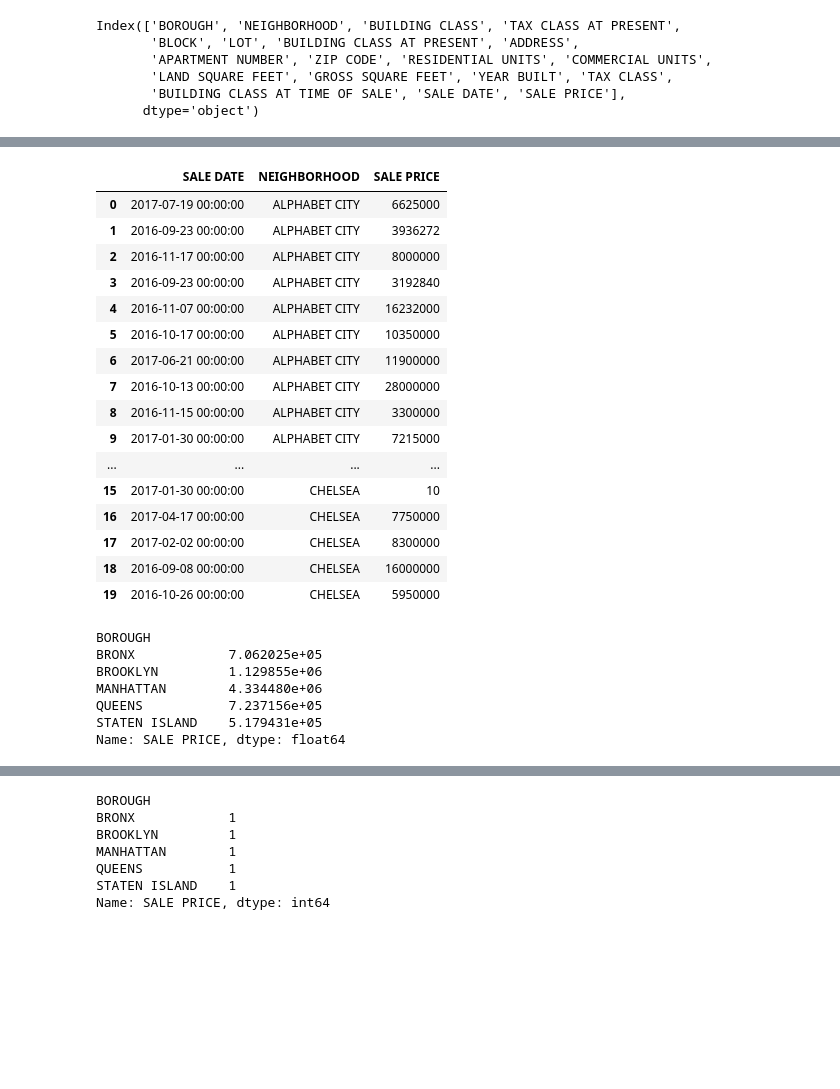
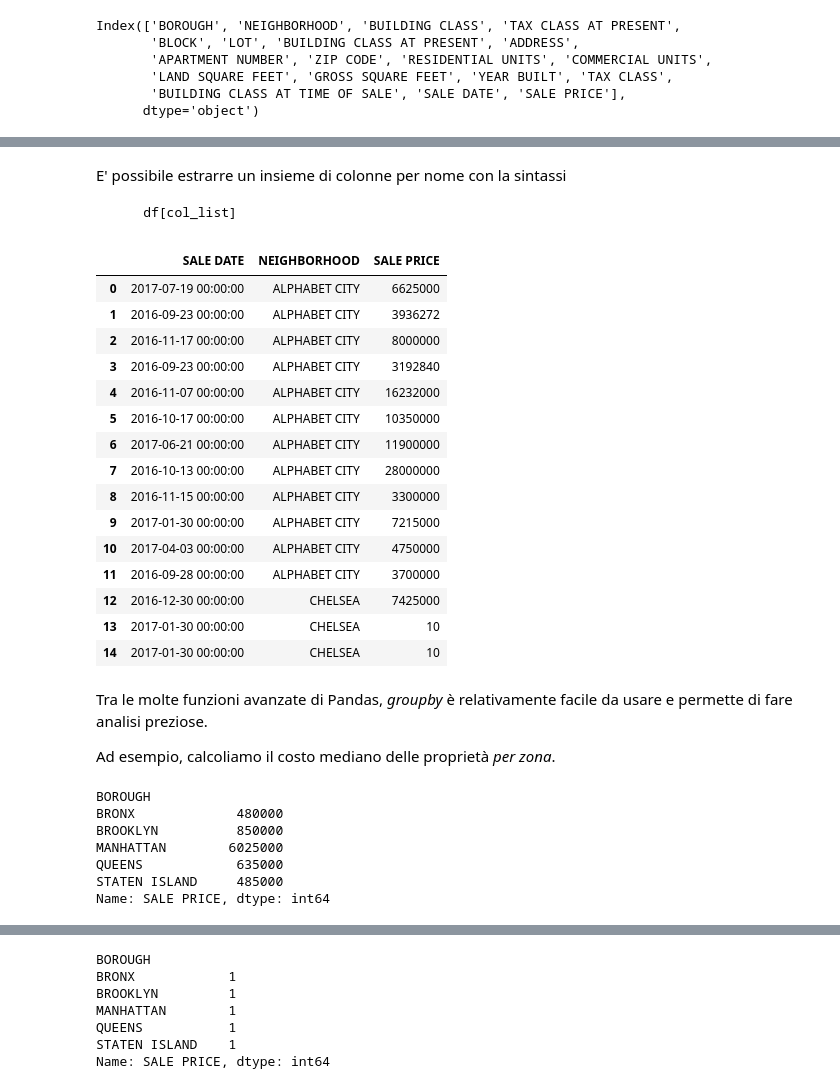
Before and after one commit to fbagattini/Master_BIM, a Jupyter notebook: 8. Pandas.ipynb, the cells around one changed output, grey strips where cells are left out. Drawn from its saved outputs; the diff is of its cells as text; code cells hidden in the pictures; blank space fills up the shorter version.

Commit message:
lezione 8 fino a groupby

```diff
--- a/8. Pandas.ipynb
+++ b/8. Pandas.ipynb
@@ -113,30 +133,37 @@ Name: NEIGHBORHOOD, dtype: object
+# %% [markdown]
+E' possibile estrarre un insieme di colonne per nome con la sintassi
+
+        df[col_list]
 # %%
-df[['SALE DATE', 'NEIGHBORHOOD', 'SALE PRICE']].head(20)
+df[['SALE DATE', 'NEIGHBORHOOD', 'SALE PRICE']].head(15)
 # %% [output]
 |  | SALE DATE | NEIGHBORHOOD | SALE PRICE |
 | 0 | 2017-07-19 00:00:00 | ALPHABET CITY | 6625000 |
 | 1 | 2016-09-23 00:00:00 | ALPHABET CITY | 3936272 |
 | 2 | 2016-11-17 00:00:00 | ALPHABET CITY | 8000000 |
 | 3 | 2016-09-23 00:00:00 | ALPHABET CITY | 3192840 |
 | 4 | 2016-11-07 00:00:00 | ALPHABET CITY | 16232000 |
 | 5 | 2016-10-17 00:00:00 | ALPHABET CITY | 10350000 |
 | 6 | 2017-06-21 00:00:00 | ALPHABET CITY | 11900000 |
 | 7 | 2016-10-13 00:00:00 | ALPHABET CITY | 28000000 |
 | 8 | 2016-11-15 00:00:00 | ALPHABET CITY | 3300000 |
 | 9 | 2017-01-30 00:00:00 | ALPHABET CITY | 7215000 |
-| ... | ... | ... | ... |
-| 15 | 2017-01-30 00:00:00 | CHELSEA | 10 |
-| 16 | 2017-04-17 00:00:00 | CHELSEA | 7750000 |
-| 17 | 2017-02-02 00:00:00 | CHELSEA | 8300000 |
-| 18 | 2016-09-08 00:00:00 | CHELSEA | 16000000 |
-| 19 | 2016-10-26 00:00:00 | CHELSEA | 5950000 |
+| 10 | 2017-04-03 00:00:00 | ALPHABET CITY | 4750000 |
+| 11 | 2016-09-28 00:00:00 | ALPHABET CITY | 3700000 |
+| 12 | 2016-12-30 00:00:00 | CHELSEA | 7425000 |
+| 13 | 2017-01-30 00:00:00 | CHELSEA | 10 |
+| 14 | 2017-01-30 00:00:00 | CHELSEA | 10 |
+# %% [markdown]
+Tra le molte funzioni avanzate di Pandas, *groupby* è relativamente facile da usare e permette di fare analisi preziose.
+
+Ad esempio, calcoliamo il costo mediano delle proprietà *per zona*.
 # %%
-df['SALE PRICE'].groupby(df['BOROUGH']).mean()
+df['SALE PRICE'].groupby(df['BOROUGH']).median()
 # %% [output]
 BOROUGH
-BRONX            7.062025e+05
-BROOKLYN         1.129855e+06
-MANHATTAN        4.334480e+06
-QUEENS           7.237156e+05
-STATEN ISLAND    5.179431e+05
-Name: SALE PRICE, dtype: float64
+BRONX             480000
+BROOKLYN          850000
+MANHATTAN        6025000
+QUEENS            635000
+STATEN ISLAND     485000
+Name: SALE PRICE, dtype: int64
```
Also changed, not shown: parts of 16 cells of this notebook, 1 other file.
